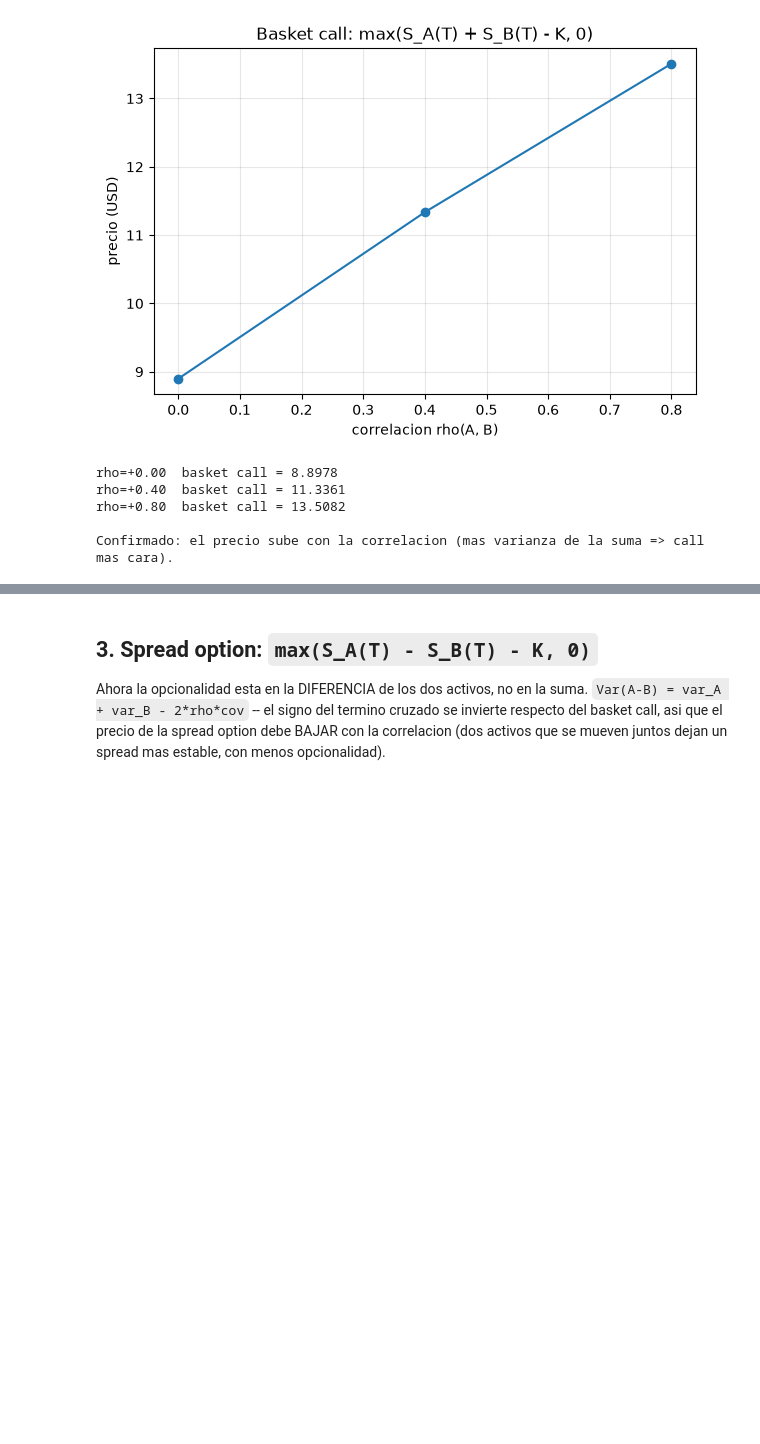
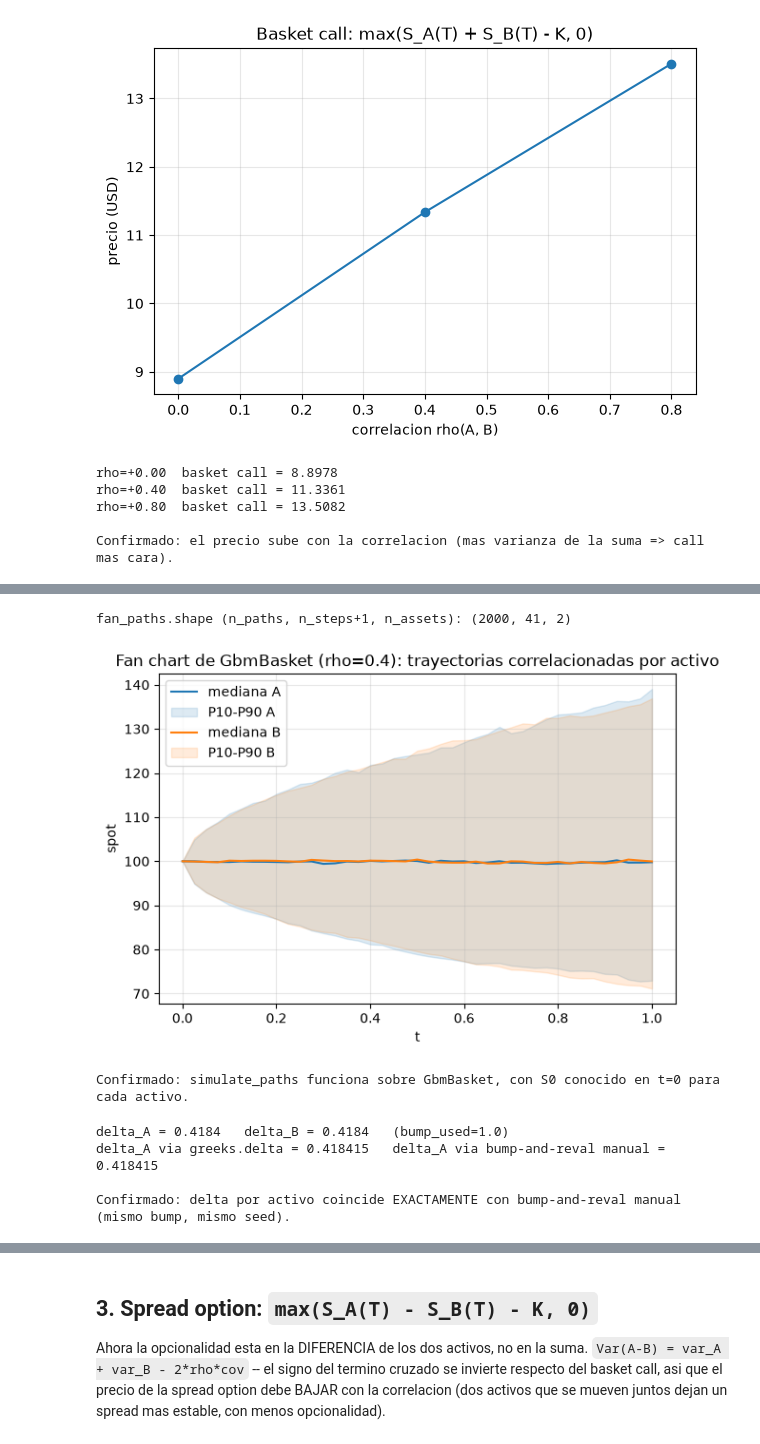
Before and after one commit to makiolo/engine_quant, a Jupyter notebook: clients/python/notebooks/08_multi_asset_options.ipynb, the cells around one changed output, grey strips where cells are left out. Saved outputs shown, nothing was run; the diff lists cells and outputs as text; code cells hidden in the pictures; blank space fills up the shorter version.

```diff
--- a/clients/python/notebooks/08_multi_asset_options.ipynb
+++ b/clients/python/notebooks/08_multi_asset_options.ipynb
@@ -139,0 +174,70 @@ Confirmado: el precio sube con la correlacion (mas varianza de la suma => call m
+# %%
+from engine_typed import greeks
+
+# `Engine.simulate_paths` sobre GbmBasket: misma llamada que ya usaba el notebook 07 para GBM de
+# un unico activo, ahora sobre un basket -- `paths` gana la dimension extra `n_assets`.
+paths_model = basket_model(0.4)
+paths_pricing = engine.PricingContext(
+    {"pricing_date": 0.0, "n_paths": 2_000.0, "n_steps": 40.0, "seed": float(SEED)}
+)
+fan_times, fan_paths = eng.simulate_paths(paths_model, market, paths_pricing)
+print("fan_paths.shape (n_paths, n_steps+1, n_assets):", fan_paths.shape)
+assert fan_paths.shape == (2_000, 41, 2)
+assert np.all(fan_paths[:, 0, 0] == S0) and np.all(fan_paths[:, 0, 1] == S0)
+
+fig, ax = plt.subplots(figsize=(7, 4.5))
+for asset_idx, (label, color) in enumerate([("A", "tab:blue"), ("B", "tab:orange")]):
+    percentiles = np.percentile(fan_paths[:, :, asset_idx], [10, 50, 90], axis=0)
+    ax.plot(fan_times, percentiles[1], color=color, label=f"mediana {label}")
+    ax.fill_between(fan_times, percentiles[0], percentiles[2], color=color, alpha=0.15, label=f"P10-P90 {label}")
+ax.set_xlabel("t")
+ax.set_ylabel("spot")
+ax.set_title("Fan chart de GbmBasket (rho=0.4): trayectorias correlacionadas por activo")
+ax.legend()
+ax.grid(alpha=0.3)
+plt.show()
+
+print("Confirmado: simulate_paths funciona sobre GbmBasket, con S0 conocido en t=0 para cada activo.")
+# %% [output]
+fan_paths.shape (n_paths, n_steps+1, n_assets): (2000, 41, 2)
+[figure, added]
+Confirmado: simulate_paths funciona sobre GbmBasket, con S0 conocido en t=0 para cada activo.
+# %%
+# Delta por activo del basket call de la seccion 2, a rho=0.4 -- verificado contra bump-and-reval
+# manual (mismo criterio de paridad que el resto de Greeks del motor, ver
+# clients/python/tests/test_engine_typed_greeks.py::test_delta_per_asset_of_a_basket_call_matches_manual_bump_and_reval).
+model_04 = basket_model(0.4)
+product_basket = eng.create_product("Payoff", q.PayoffProduct(id="BASKET_CALL_DELTA", contract=basket_contract).to_params())
+
+delta_result_a = eng.price(product_basket, [greeks.delta("PayoffPriceQ", "spot_0").to_spec()], model_04, market, pricing, execution)["Greek"]
+delta_result_b = eng.price(product_basket, [greeks.delta("PayoffPriceQ", "spot_1").to_spec()], model_04, market, pricing, execution)["Greek"]
+delta_a, delta_b, bump = delta_result_a.scalar, delta_result_b.scalar, delta_result_a.bump_used
+
+print(f"delta_A = {delta_a:.4f}   delta_B = {delta_b:.4f}   (bump_used={bump})")
+assert delta_a > 0.0 and delta_b > 0.0, "delta de una call debe ser positiva para cada activo"
+# S0/sigma identicos para A y B en esta seccion -> delta_A ~ delta_B (misma sensibilidad marginal).
+assert math.isclose(delta_a, delta_b, rel_tol=0.05), f"delta_A={delta_a} delta_B={delta_b} deberian coincidir (misma S0/sigma)"
+
+
+def basket_model_bumped(asset_idx: int, h: float, rho: float = 0.4):
+    s0 = [S0, S0]
+    s0[asset_idx] += h
+    spec = q.GbmBasket(
+        observables=[OBS_A, OBS_B], s0=s0, r=[R, R], q=[Q_DIV, Q_DIV], sigma=[SIGMA, SIGMA],
+        correlation=[[1.0, rho], [rho, 1.0]],
+    )
+    return eng.create_model(spec.model_type, spec.to_params())
+
+
+manual_delta_a = (
+    price_basket(basket_contract, "BASKET_UP_A", basket_model_bumped(0, bump))
+    - price_basket(basket_contract, "BASKET_DOWN_A", basket_model_bumped(0, -bump))
+) / (2.0 * bump)
+print(f"delta_A via greeks.delta = {delta_a:.6f}   delta_A via bump-and-reval manual = {manual_delta_a:.6f}")
+assert math.isclose(delta_a, manual_delta_a, rel_tol=0.0, abs_tol=1e-9)
+print("\nConfirmado: delta por activo coincide EXACTAMENTE con bump-and-reval manual (mismo bump, mismo seed).")
+# %% [output]
+delta_A = 0.4184   delta_B = 0.4184   (bump_used=1.0)
+delta_A via greeks.delta = 0.418415   delta_A via bump-and-reval manual = 0.418415
+
+Confirmado: delta por activo coincide EXACTAMENTE con bump-and-reval manual (mismo bump, mismo seed).
```
Also changed, not shown: parts of 4 cells of this notebook, 14 other files.
